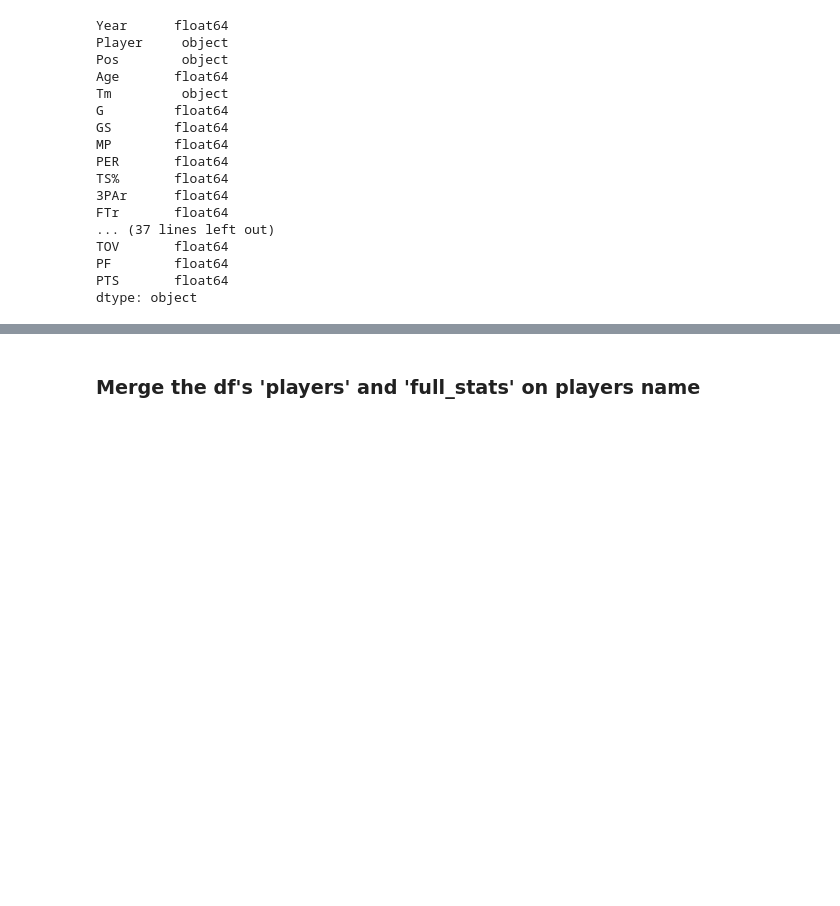
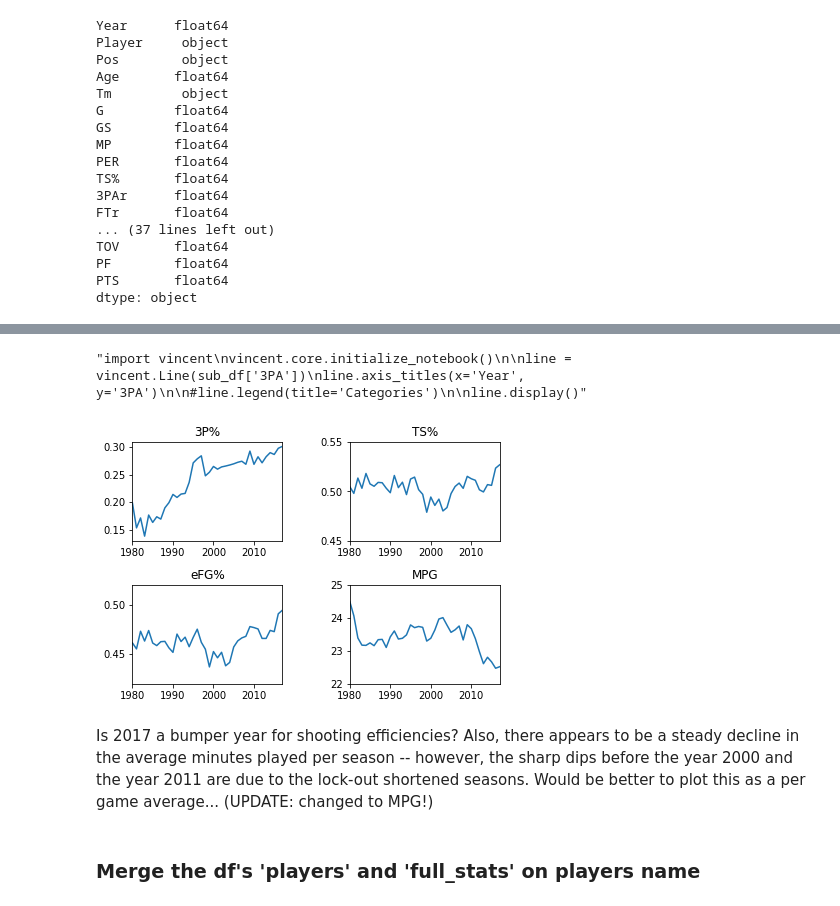
Before and after one commit to tttgm/NBA-Trade-Tracker, a Jupyter notebook: NBA-dataset_basketball-reference.ipynb, the cells around one changed output, grey strips where cells are left out. Cells and saved outputs as stored; diff of their text form; code cells hidden in the pictures; blank space fills up the shorter version.

Commit message:
Added some basic plots

```diff
--- a/NBA-dataset_basketball-reference.ipynb
+++ b/NBA-dataset_basketball-reference.ipynb
@@ -76,0 +89,3 @@ dtype: object
+# %%
+sub_df = full_stats.groupby(['Year'])['TS%', '3PA', '3P%', 'eFG%', 'AST%', 'MP', 'G'].mean() # Take season AVG's for these stats
+sub_df['MPG'] = sub_df['MP'] / sub_df['G']
@@ -77,3 +102,52 @@ dtype: object
+# %%
+# Plot some of these stats as lineplots using 'vincent' module
+'''import vincent
+vincent.core.initialize_notebook()
+
+line = vincent.Line(sub_df['3PA'])
+line.axis_titles(x='Year', y='3PA')
+
+#line.legend(title='Categories')
+
+line.display()'''
+# %% [output]
+"import vincent\nvincent.core.initialize_notebook()\n\nline = vincent.Line(sub_df['3PA'])\nline.axis_titles(x='Year', y='3PA')\n\n#line.legend(title='Categories')\n\nline.display()"
+# %%
+# Just try with matplotlib instead :s
+
+# 3 point percentage
+plt.subplot(221) # check out here for info: https://matplotlib.org/api/_as_gen/matplotlib.pyplot.subplot.html
+plt.plot(sub_df['3P%'])
+plt.title('3P%')
+plt.xlim(1980, 2017)
+
+# True shooting
+plt.subplot(222)
+plt.plot(sub_df['TS%'])
+plt.title('TS%')
+plt.xlim(1980, 2017)
+plt.ylim(0.45, 0.55)
+
+# 3 point percentage
+plt.subplot(223)
+plt.plot(sub_df['eFG%'])
+plt.title('eFG%')
+plt.xlim(1980, 2017)
+plt.ylim(0.42, 0.52)
+
+# Mins played
+plt.subplot(224) # check out here for info: https://matplotlib.org/api/_as_gen/matplotlib.pyplot.subplot.html
+plt.plot(sub_df['MPG'])
+plt.title('MPG')
+plt.xlim(1980, 2017)
+plt.ylim(22, 25)
+
+plt.subplots_adjust(top=0.92, bottom=0.08, left=0.10, right=0.95, hspace=0.45, wspace=0.45)
+plt.show()
+# %% [output]
+[figure, added]
+# %% [markdown]
+Is 2017 a bumper year for shooting efficiencies? Also, there appears to be a steady decline in the average minutes played per season -- however, the sharp dips before the year 2000 and the year 2011 are due to the lock-out shortened seasons. Would be better to plot this as a per game average... (UPDATE: changed to MPG!)
 # %% [markdown]
 ### Merge the df's 'players' and 'full_stats' on players name
 # %%
```
Also changed, not shown: parts of 5 cells of this notebook.
